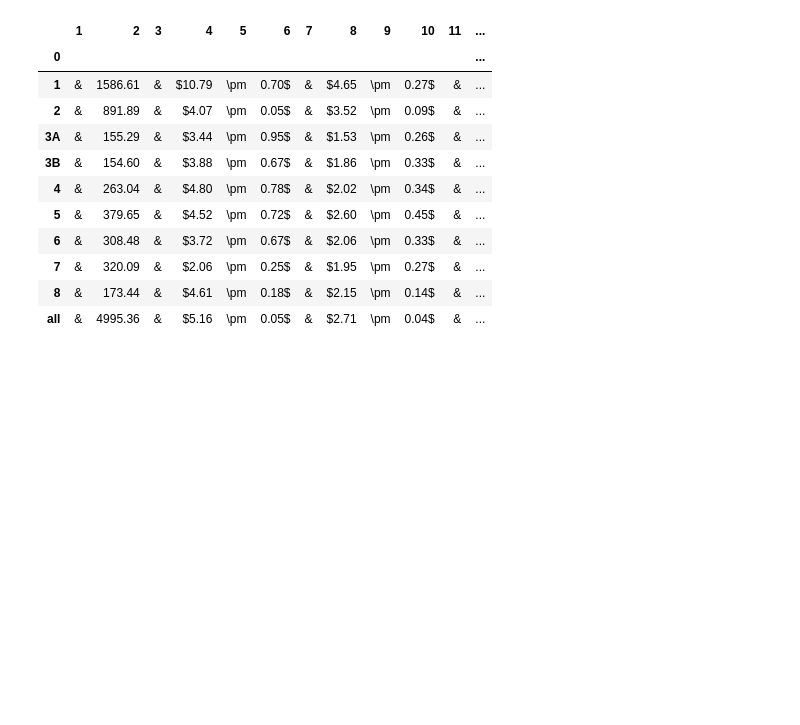
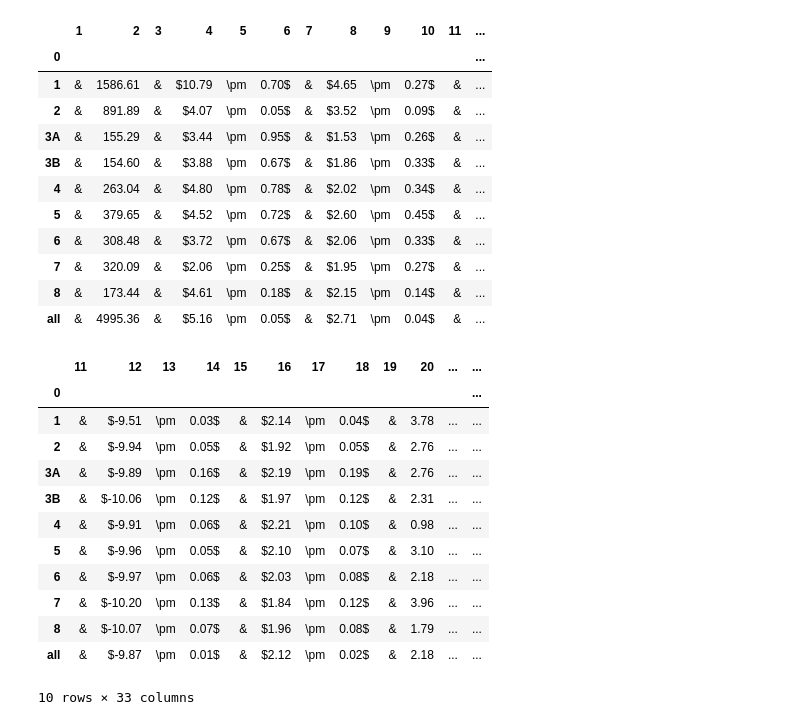
Before and after one commit to DarkWake9/Project-Fermi, a Jupyter notebook: 2311-02372-OJ287/luminosity.ipynb, the cells around one changed output. Cells and saved outputs as stored; diff of their text form; code cells hidden in the pictures; blank space fills up the shorter version.

```diff
--- a/2311-02372-OJ287/luminosity.ipynb
+++ b/2311-02372-OJ287/luminosity.ipynb
@@ -224,9 +224,7 @@ big_table[39] = [np.round(beta_err[i], 3) for i in range(0, len(dirs))]
 big_table[40] = [' $ '] * len(big_table)
 big_table[41] = [' & '] * len(big_table)
 big_table[42] = [np.round(eb[i], 2) for i in range(0, len(dirs))]
-big_table[43] = [' $ '] * len(big_table)
-big_table[44] = [' \\\\'] * len(big_table)
-
+big_table[43] = [' \\\\'] * len(big_table)
 # final_table.drop(columns=[45, 46, 47], inplace=True)
 # %%
 big_table
@@ -288,5 +286,21 @@ table1
 | 8 | & | 173.44 | & | $4.61 | \pm | 0.18$ | & | $2.15 | \pm | 0.14$ | & | ... |
 | all | & | 4995.36 | & | $5.16 | \pm | 0.05$ | & | $2.71 | \pm | 0.04$ | & | ... |
 # %%
-table2 = big_table.copy()[np.arange(12, 45)]
+table2 = big_table.copy()[np.arange(11, 44)]
+# %%
+table2
+# %% [output]
+|  | 11 | 12 | 13 | 14 | 15 | 16 | 17 | 18 | 19 | 20 | ... | ... |
+| 0 |  |  |  |  |  |  |  |  |  |  |  | ... |
+| 1 | & | $-9.51 | \pm | 0.03$ | & | $2.14 | \pm | 0.04$ | & | 3.78 | ... | ... |
+| 2 | & | $-9.94 | \pm | 0.05$ | & | $1.92 | \pm | 0.05$ | & | 2.76 | ... | ... |
+| 3A | & | $-9.89 | \pm | 0.16$ | & | $2.19 | \pm | 0.19$ | & | 2.76 | ... | ... |
+| 3B | & | $-10.06 | \pm | 0.12$ | & | $1.97 | \pm | 0.12$ | & | 2.31 | ... | ... |
+| 4 | & | $-9.91 | \pm | 0.06$ | & | $2.21 | \pm | 0.10$ | & | 0.98 | ... | ... |
+| 5 | & | $-9.96 | \pm | 0.05$ | & | $2.10 | \pm | 0.07$ | & | 3.10 | ... | ... |
+| 6 | & | $-9.97 | \pm | 0.06$ | & | $2.03 | \pm | 0.08$ | & | 2.18 | ... | ... |
+| 7 | & | $-10.20 | \pm | 0.13$ | & | $1.84 | \pm | 0.12$ | & | 3.96 | ... | ... |
+| 8 | & | $-10.07 | \pm | 0.07$ | & | $1.96 | \pm | 0.08$ | & | 1.79 | ... | ... |
+| all | & | $-9.87 | \pm | 0.01$ | & | $2.12 | \pm | 0.02$ | & | 2.18 | ... | ... |
+10 rows × 33 columns
 # %%
```
Also changed, not shown: parts of 5 cells of this notebook, 3 other files.
